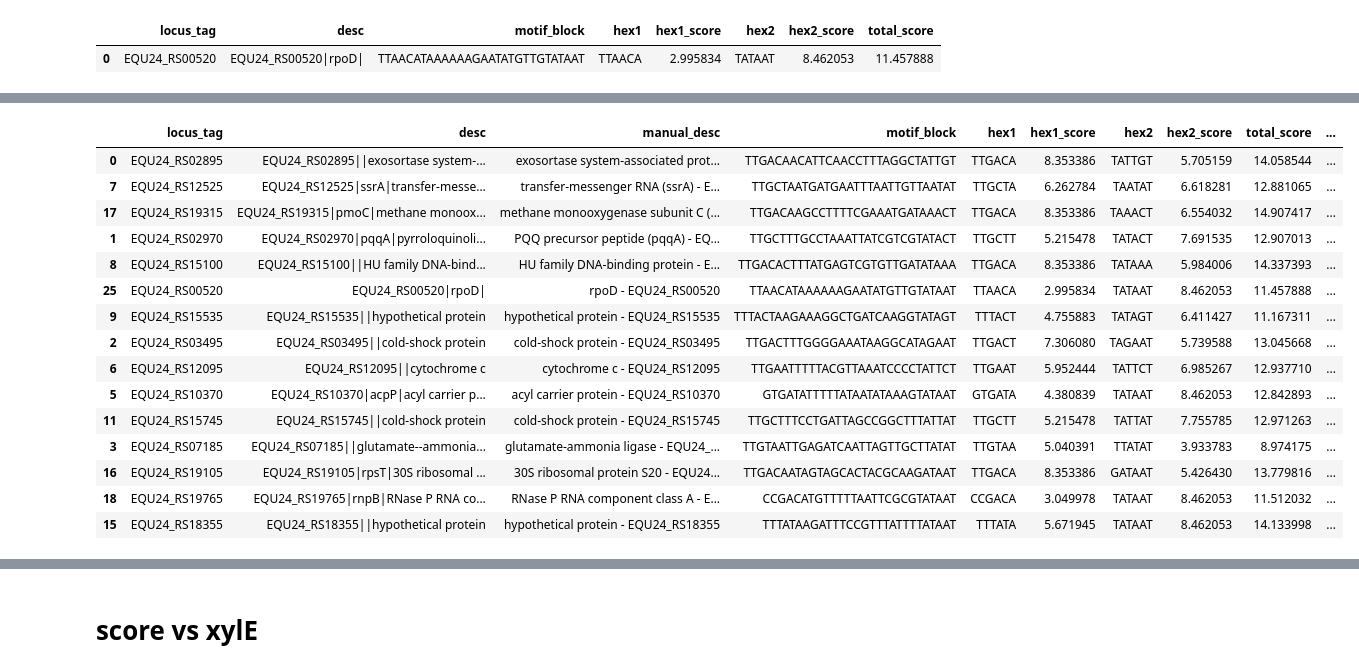
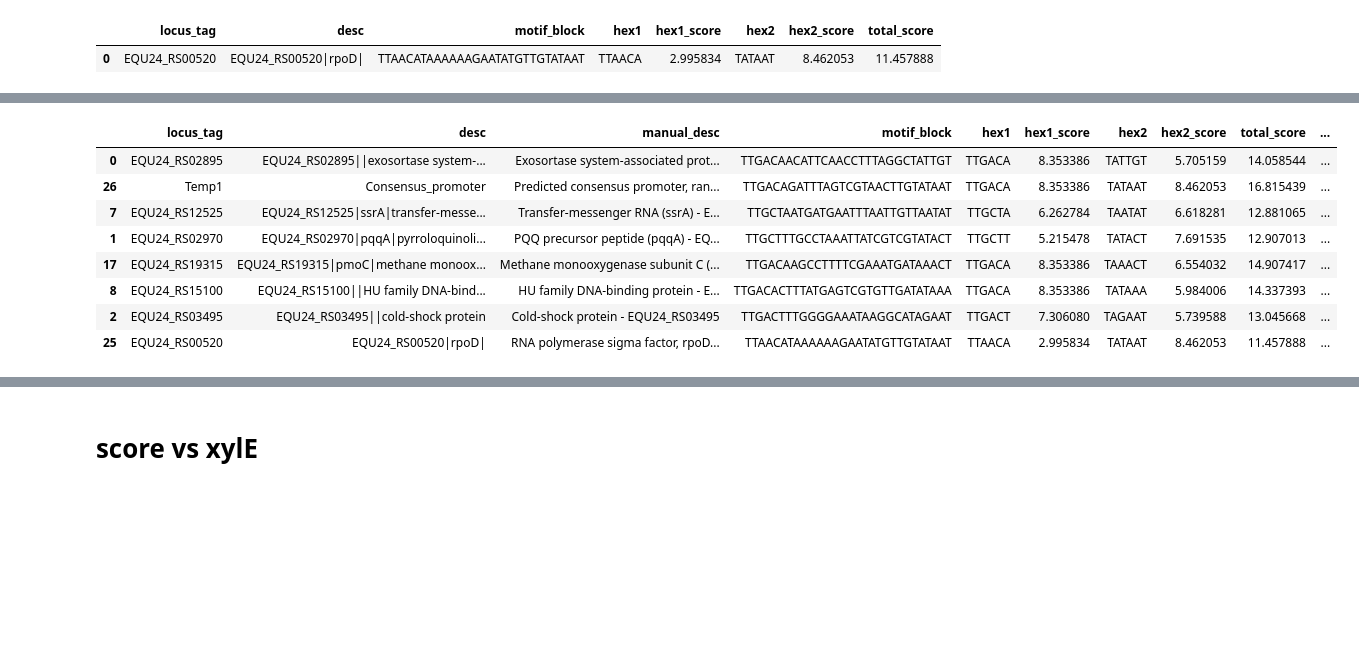
Before and after one commit to erinhwilson/promoter-id-from-rnaseq, a Jupyter notebook: tutorials/xyle_analysis.ipynb, the cells around one changed output, grey strips where cells are left out. Drawn from its saved outputs; the diff is of its cells as text; code cells hidden in the pictures; blank space fills up the shorter version.

```diff
--- a/tutorials/xyle_analysis.ipynb
+++ b/tutorials/xyle_analysis.ipynb
@@ -93,25 +95,18 @@ xyle_df.head()
 | 4 | EQU24_RS07390 | EQU24_RS07390|rpmI|50S ribosomal ... | 50S ribosomal protein L35 - EQU24... | CTCAAGGAAACTTACTATTTTTAATCG | CTCAAG | -0.801626 | TAATCG | 3.369716 | 2.568090 | ... |
 # %%
 df = xyle_df.sort_values('mean_xyle',ascending=False)
-df = df[df['assayed'] == 1]
+df = df[df['include?'] == 1]
 df
 # %% [output]
 |  | locus_tag | desc | manual_desc | motif_block | hex1 | hex1_score | hex2 | hex2_score | total_score | ... |
-| 0 | EQU24_RS02895 | EQU24_RS02895||exosortase system-... | exosortase system-associated prot... | TTGACAACATTCAACCTTTAGGCTATTGT | TTGACA | 8.353386 | TATTGT | 5.705159 | 14.058544 | ... |
-| 7 | EQU24_RS12525 | EQU24_RS12525|ssrA|transfer-messe... | transfer-messenger RNA (ssrA) - E... | TTGCTAATGATGAATTTAATTGTTAATAT | TTGCTA | 6.262784 | TAATAT | 6.618281 | 12.881065 | ... |
-| 17 | EQU24_RS19315 | EQU24_RS19315|pmoC|methane monoox... | methane monooxygenase subunit C (... | TTGACAAGCCTTTTCGAAATGATAAACT | TTGACA | 8.353386 | TAAACT | 6.554032 | 14.907417 | ... |
+| 0 | EQU24_RS02895 | EQU24_RS02895||exosortase system-... | Exosortase system-associated prot... | TTGACAACATTCAACCTTTAGGCTATTGT | TTGACA | 8.353386 | TATTGT | 5.705159 | 14.058544 | ... |
+| 26 | Temp1 | Consensus_promoter | Predicted consensus promoter, ran... | TTGACAGATTTAGTCGTAACTTGTATAAT | TTGACA | 8.353386 | TATAAT | 8.462053 | 16.815439 | ... |
+| 7 | EQU24_RS12525 | EQU24_RS12525|ssrA|transfer-messe... | Transfer-messenger RNA (ssrA) - E... | TTGCTAATGATGAATTTAATTGTTAATAT | TTGCTA | 6.262784 | TAATAT | 6.618281 | 12.881065 | ... |
 | 1 | EQU24_RS02970 | EQU24_RS02970|pqqA|pyrroloquinoli... | PQQ precursor peptide (pqqA) - EQ... | TTGCTTTGCCTAAATTATCGTCGTATACT | TTGCTT | 5.215478 | TATACT | 7.691535 | 12.907013 | ... |
+| 17 | EQU24_RS19315 | EQU24_RS19315|pmoC|methane monoox... | Methane monooxygenase subunit C (... | TTGACAAGCCTTTTCGAAATGATAAACT | TTGACA | 8.353386 | TAAACT | 6.554032 | 14.907417 | ... |
 | 8 | EQU24_RS15100 | EQU24_RS15100||HU family DNA-bind... | HU family DNA-binding protein - E... | TTGACACTTTATGAGTCGTGTTGATATAAA | TTGACA | 8.353386 | TATAAA | 5.984006 | 14.337393 | ... |
-| 25 | EQU24_RS00520 | EQU24_RS00520|rpoD| | rpoD - EQU24_RS00520 | TTAACATAAAAAAGAATATGTTGTATAAT | TTAACA | 2.995834 | TATAAT | 8.462053 | 11.457888 | ... |
-| 9 | EQU24_RS15535 | EQU24_RS15535||hypothetical protein | hypothetical protein - EQU24_RS15535 | TTTACTAAGAAAGGCTGATCAAGGTATAGT | TTTACT | 4.755883 | TATAGT | 6.411427 | 11.167311 | ... |
-| 2 | EQU24_RS03495 | EQU24_RS03495||cold-shock protein | cold-shock protein - EQU24_RS03495 | TTGACTTTGGGGAAATAAGGCATAGAAT | TTGACT | 7.306080 | TAGAAT | 5.739588 | 13.045668 | ... |
-| 6 | EQU24_RS12095 | EQU24_RS12095||cytochrome c | cytochrome c - EQU24_RS12095 | TTGAATTTTTACGTTAAATCCCCTATTCT | TTGAAT | 5.952444 | TATTCT | 6.985267 | 12.937710 | ... |
-| 5 | EQU24_RS10370 | EQU24_RS10370|acpP|acyl carrier p... | acyl carrier protein - EQU24_RS10370 | GTGATATTTTTATAATATAAAGTATAAT | GTGATA | 4.380839 | TATAAT | 8.462053 | 12.842893 | ... |
-| 11 | EQU24_RS15745 | EQU24_RS15745||cold-shock protein | cold-shock protein - EQU24_RS15745 | TTGCTTTCCTGATTAGCCGGCTTTATTAT | TTGCTT | 5.215478 | TATTAT | 7.755785 | 12.971263 | ... |
-| 3 | EQU24_RS07185 | EQU24_RS07185||glutamate--ammonia... | glutamate-ammonia ligase - EQU24_... | TTGTAATTGAGATCAATTAGTTGCTTATAT | TTGTAA | 5.040391 | TTATAT | 3.933783 | 8.974175 | ... |
-| 16 | EQU24_RS19105 | EQU24_RS19105|rpsT|30S ribosomal ... | 30S ribosomal protein S20 - EQU24... | TTGACAATAGTAGCACTACGCAAGATAAT | TTGACA | 8.353386 | GATAAT | 5.426430 | 13.779816 | ... |
-| 18 | EQU24_RS19765 | EQU24_RS19765|rnpB|RNase P RNA co... | RNase P RNA component class A - E... | CCGACATGTTTTTAATTCGCGTATAAT | CCGACA | 3.049978 | TATAAT | 8.462053 | 11.512032 | ... |
-| 15 | EQU24_RS18355 | EQU24_RS18355||hypothetical protein | hypothetical protein - EQU24_RS18355 | TTTATAAGATTTCCGTTTATTTTATAAT | TTTATA | 5.671945 | TATAAT | 8.462053 | 14.133998 | ... |
+| 2 | EQU24_RS03495 | EQU24_RS03495||cold-shock protein | Cold-shock protein - EQU24_RS03495 | TTGACTTTGGGGAAATAAGGCATAGAAT | TTGACT | 7.306080 | TAGAAT | 5.739588 | 13.045668 | ... |
+| 25 | EQU24_RS00520 | EQU24_RS00520|rpoD| | RNA polymerase sigma factor, rpoD... | TTAACATAAAAAAGAATATGTTGTATAAT | TTAACA | 2.995834 | TATAAT | 8.462053 | 11.457888 | ... |
 # %%
 bar = alt.Chart(
     df,
```
Also changed, not shown: parts of 17 cells of this notebook, 2 other files.
